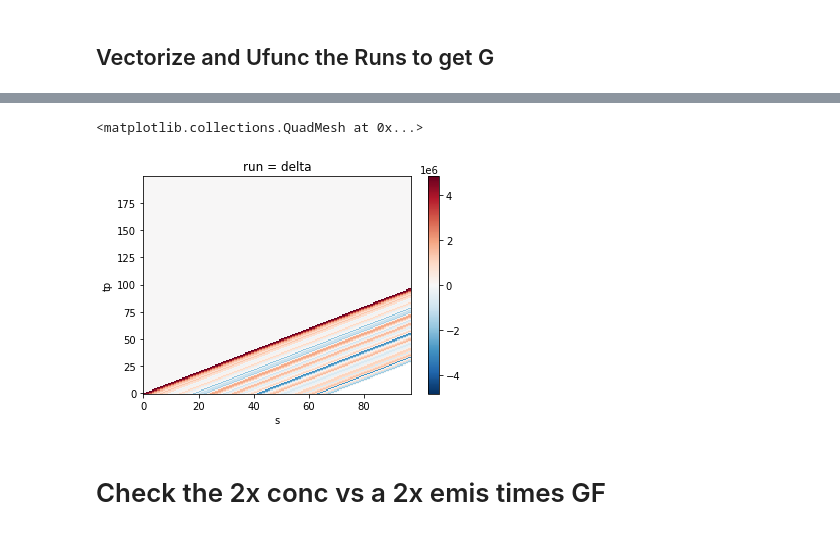
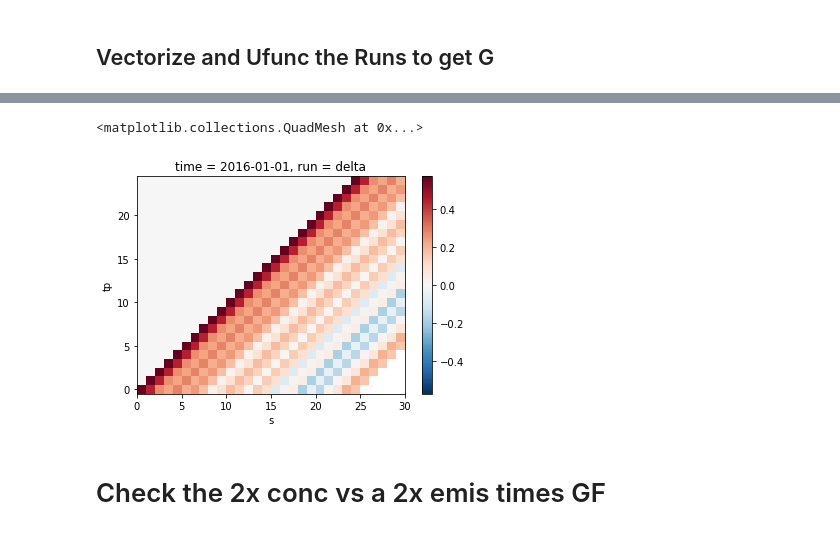
Before and after one commit to lfreese/BC-IRF, a Jupyter notebook: streamlined_GF.ipynb, the cells around one changed output, grey strips where cells are left out. Saved outputs shown, nothing was run; the diff lists cells and outputs as text; code cells hidden in the pictures.

```diff
--- a/streamlined_GF.ipynb
+++ b/streamlined_GF.ipynb
@@ -54,12 +79,13 @@ else:
 # %% [markdown]
 ## Add height to data
 # %%
-height = pd.read_excel('gc_altitude.xlsx')
+height = pd.read_excel('gc_72_estimate.xlsx', index_col = 0)
 # %%
-height_ds = height.diff().dropna().to_xarray().rename({'index':'lev'})
-height_ds['lev'] = ds_base['lev']
-height_ds = height_ds.rename({'altitude':'dz'})
+height_ds = height.diff().dropna().to_xarray().rename({'L':'lev'})
+height_ds['lev'] = ds_emis['lev']
+height_ds = height_ds.rename({'Altitude (km)':'dz'})
 height_ds['dz']*=1e3 #convert to meters
+height_ds['dz'].attrs = {'units':'m'}
 # %%
 ds_emis = xr.merge([ds_emis, height_ds], join = 'inner')
 ds_conc = xr.merge([ds_conc, height_ds], join = 'inner')
@@ -69,15 +95,17 @@ sec_day = 86400
 utils.combine_BC(ds_emis)
 # %% [markdown]
 ## Define our Conc Difference and Initial Forcing
+# %%
+poll_name = 'BC_total'
 # %%
 if global_mean == True:
-    dc_dt = utils.calc_δc_δt_mean(ds_conc, 'AerMassBC')
+    dc_dt = utils.calc_δc_δt_mean(ds_conc, poll_name)
     dc_dt = dc_dt.assign_coords(time = np.arange(.5,len(dc_dt['time'])+.5))
 
     f0 = (utils.global_w_mean(ds_emis.sel(run = 'delta'), 'EmisBC_Total') -
           utils.global_w_mean(ds_emis.sel(run = 'base'), 'EmisBC_Total')).isel(time = 0)
 else:
-    dc_dt = utils.calc_δc_δt(ds_conc, 'AerMassBC')
+    dc_dt = utils.calc_δc_δt(ds_conc, poll_name)
     dc_dt = dc_dt.assign_coords(time = np.arange(.5,len(dc_dt['time'])+.5))
 
     f0 = (utils.global_w_mean(ds_emis.sel(run = 'delta'), 'EmisBC_Total') -
@@ -144,10 +172,10 @@ Wall time: 26.2 ms
 # %%
-G.weighted((ds_conc['AREA']*ds_conc['dz']).sel(run = 'delta').isel(time = 0)).mean(dim = ['lat','lon','lev']).plot()
+G.weighted((ds_conc['area']*ds_conc['dz']).sel(run = 'delta').isel(time = 0)).mean(dim = ['lat','lon','lev']).plot()
 #plt.xlim(0,15)
 #plt.ylim(0,15)
 # %% [output]
 <matplotlib.collections.QuadMesh at 0x...>
-[figure, old version]
+[figure, new version]
 # %% [markdown]
 # Check the 2x conc vs a 2x emis times GF
 # %%
```
Also changed, not shown: parts of 16 cells of this notebook, 9 other files.
